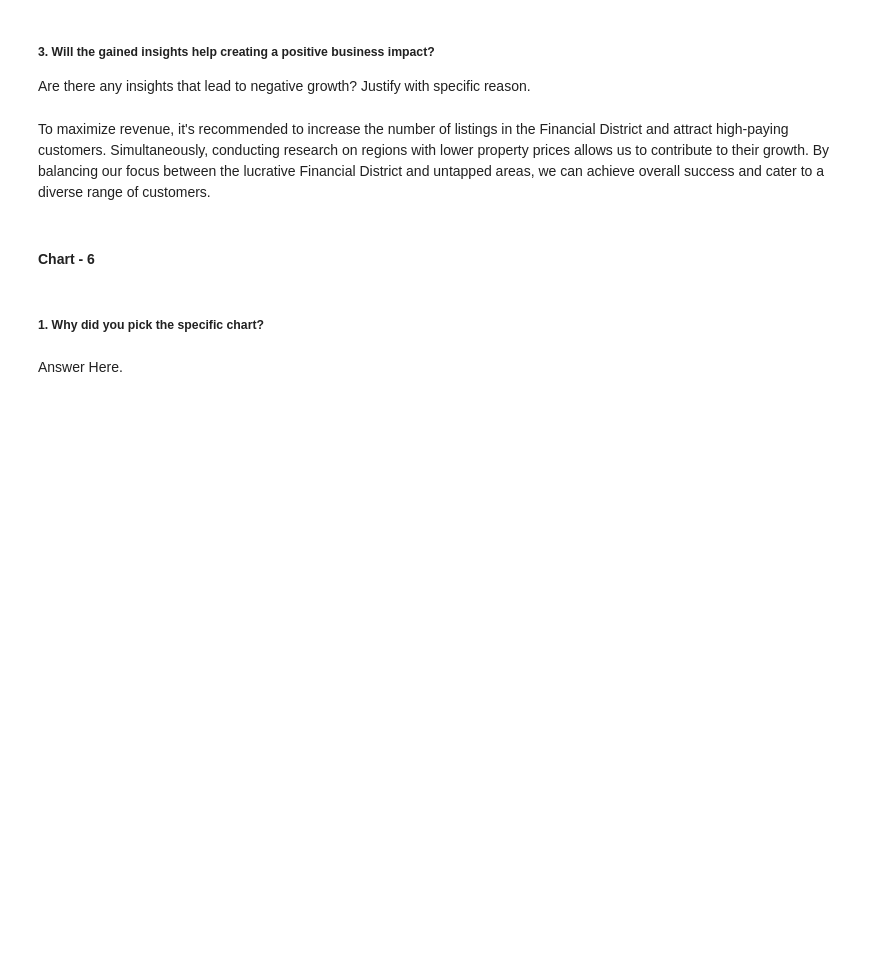
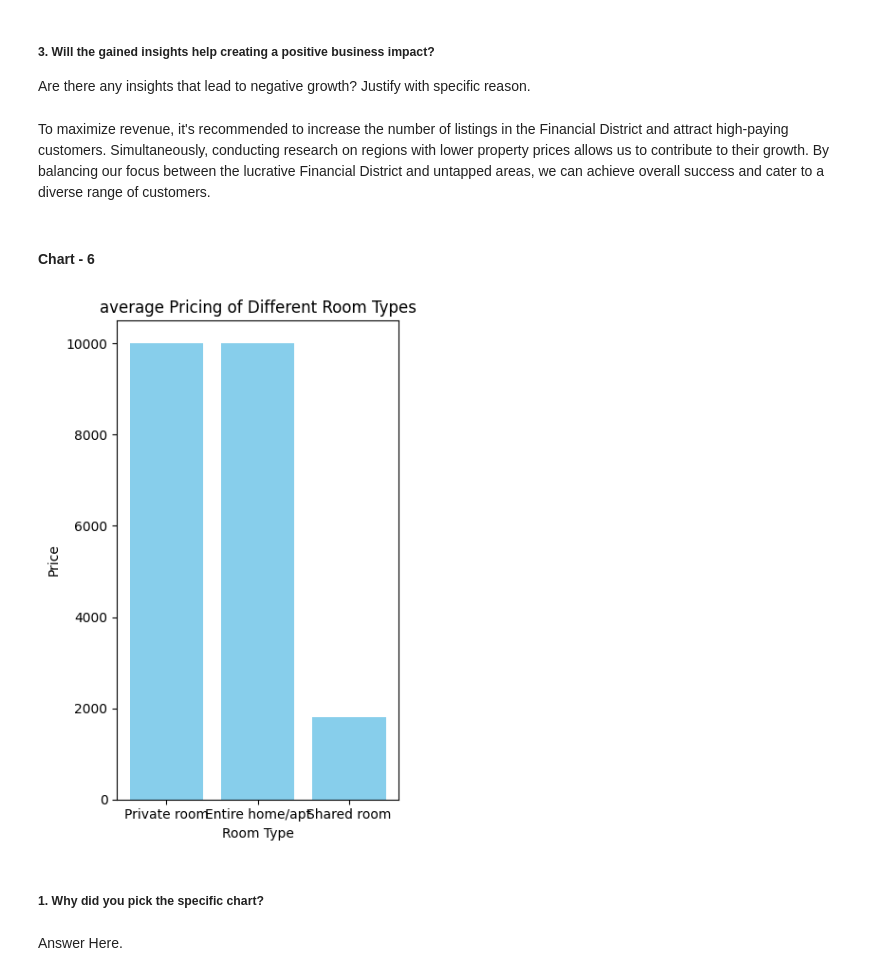
Before and after one commit to amitk0999/Airbnb-EDA-analysis, a Jupyter notebook: Airbnb_EDA_Analysis_.ipynb, the cells around one changed output. Saved outputs shown, nothing was run; the diff lists cells and outputs as text; code cells hidden in the pictures; blank space fills up the shorter version.

```diff
--- a/Airbnb_EDA_Analysis_.ipynb
+++ b/Airbnb_EDA_Analysis_.ipynb
@@ -577,3 +575,19 @@ To maximize revenue, it's recommended to increase the number of listings in the
+# %%
+# Chart - 6 visualization code
+air_df = pd.DataFrame(airbnb_df)
+
+# Create a bar plot to visualize average pricing by room type
+plt.figure(figsize=(4, 6))
+plt.bar(air_df['room_type'], air_df['price'], color='skyblue')
+plt.xlabel('Room Type')
+plt.ylabel('Price')
+plt.title('average Pricing of Different Room Types')
+plt.tight_layout()
+
+# Show the plot
+plt.show()
+# %% [output]
+[figure, added]
 # %% [markdown]
 ##### 1. Why did you pick the specific chart?
 # %% [markdown]
```
Also changed, not shown: parts of 1 cell of this notebook.
